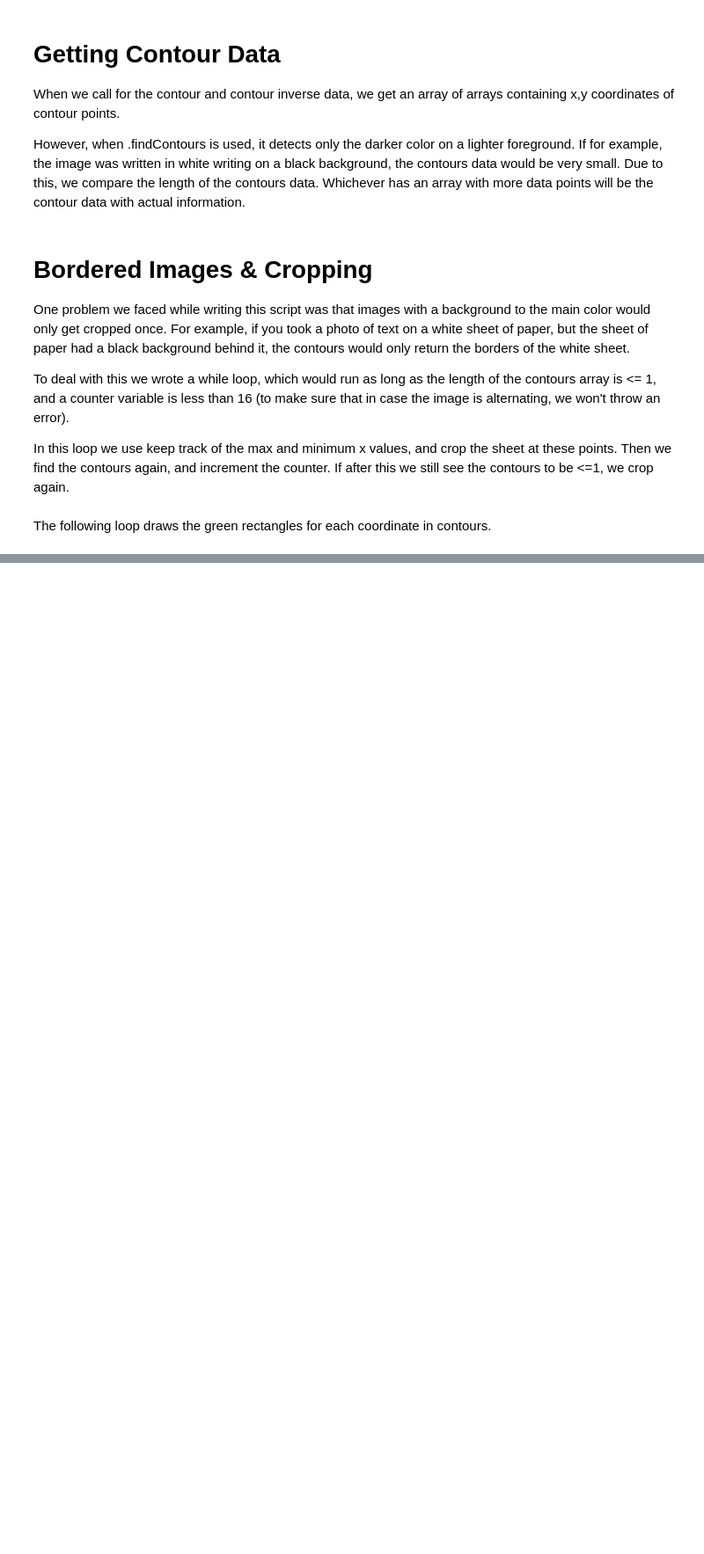
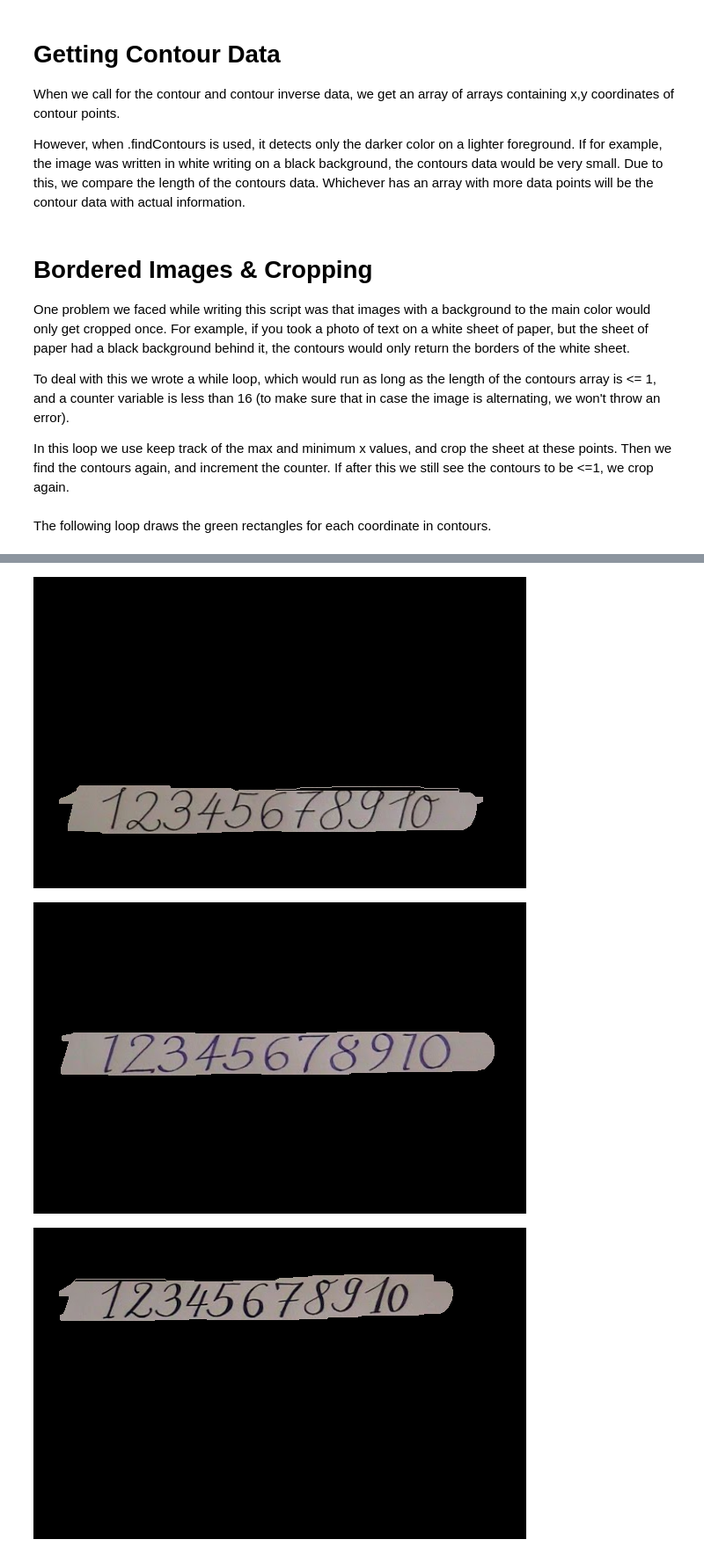
Before and after one commit to muvision/cm-mathvision, a Jupyter notebook: OpenCV.ipynb, the cells around one changed output, grey strips where cells are left out. Shown at 88% size. Drawn from its saved outputs; the diff is of its cells as text; code cells hidden in the pictures; blank space fills up the shorter version.

```diff
--- a/OpenCV.ipynb
+++ b/OpenCV.ipynb
@@ -325,0 +231,21 @@ cv2_imshow(cropped_image)
+# %%
+def extract_contours(img, img_gray, cntrs):
+  channels = img.shape[2]
+
+  for cntr in cntrs:
+    #mask = np.zeros(img.shape, dtype=np.uint8)
+    mask = np.full((img.shape[0], img.shape[1], 3), (0, 0, 0), dtype=np.uint8)
+    ignore_mask = (255, ) * channels
+    cv2.fillConvexPoly(mask, cntr, ignore_mask)
+
+    mask_image = cv2.bitwise_and(img, mask)
+
+    cv2_imshow(mask_image)
+# %%
+img_gray = cv2.cvtColor(image, cv2.COLOR_BGR2GRAY)
+
+extract_contours(cropped_image, img_gray, cntrs)
+# %% [output]
+[figure, added]
+[figure, added]
+[figure, added]
```
Also changed, not shown: parts of 21 cells of this notebook.
